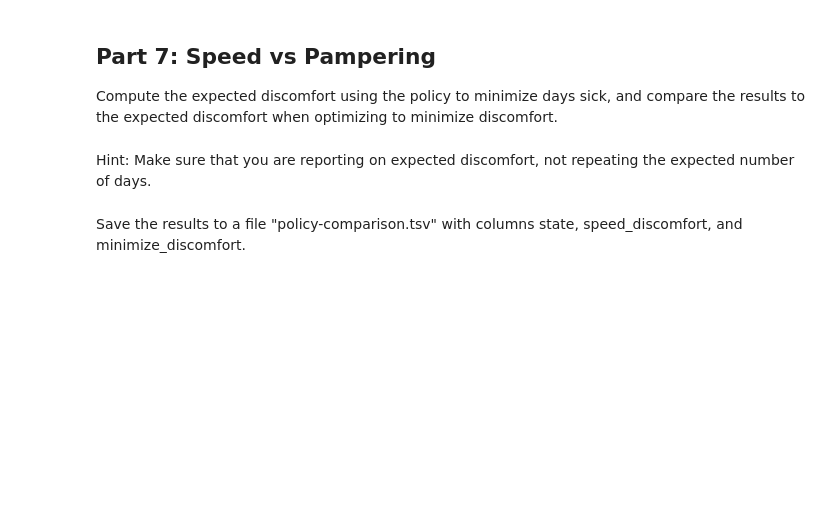
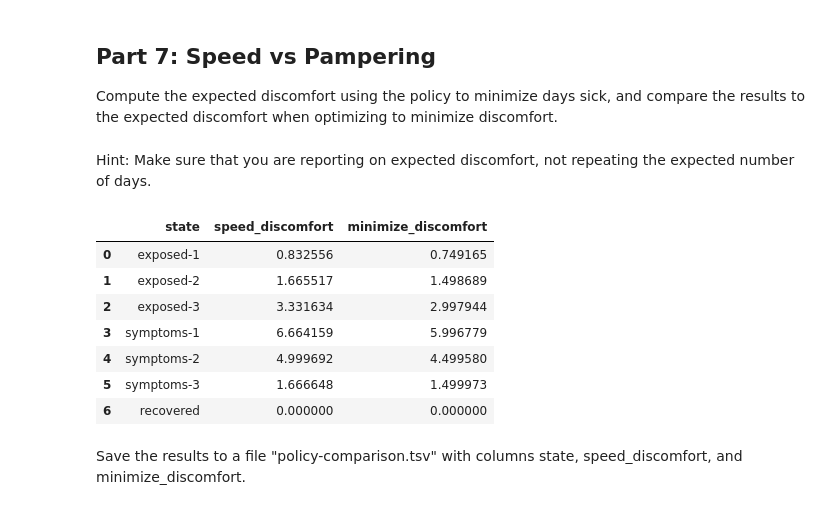
Before and after one commit to aidandig/dx704-project-06, a Jupyter notebook: dx704-project-06.ipynb, the cells around one changed output. Saved outputs shown, nothing was run; the diff lists cells and outputs as text; code cells hidden in the pictures; blank space fills up the shorter version.

Commit message:
policy comparisons

```diff
--- a/dx704-project-06.ipynb
+++ b/dx704-project-06.ipynb
@@ -405,2 +432,52 @@ Hint: Make sure that you are reporting on expected discomfort, not repeating the
+# %%
+# SPEED DISCOMFORT
+states = shorter_twizzleflu['state'].unique()
+n_states = len(states)
+
+treatment_pairs_speed = pd.MultiIndex.from_frame(shorter_twizzleflu[['state', 'action']])
+R_filtered_speed = R.set_index(['state', 'action']).loc[treatment_pairs_speed].reset_index()
+
+# Reward would have negative, but since we measure discomfort the higher value = more discomfort
+R_speed_discomfort = -R_filtered_speed['reward'].to_numpy()
+
+transitions_speed_plans = pd.MultiIndex.from_frame(shorter_twizzleflu[['action', 'state']])
+transitions_speed_filtered = P.set_index(['action', 'state']).loc[transitions_speed_plans].reset_index()
+transitions_speed_pivot = transitions_speed_filtered.pivot(index='state', columns='next_state', values='probability')
+
+P_speed_treatment_plans = transitions_speed_pivot.reindex(index=states, columns=states).fillna(0.0).to_numpy()
+P_speed_plans_reshaped = P_speed_treatment_plans.reshape(1, n_states, n_states)
+
+v_speed_discomfort = value_iteration(R_speed_discomfort, P_speed_plans_reshaped, gamma=1.0)
+
+# MINIMUM DISCOMFORT
+
+treatment_pairs = pd.MultiIndex.from_frame(optimal_treatment[['state', 'action']])
+R_filtered = R.set_index(['state', 'action']).loc[treatment_pairs].reset_index()
+
+# Reward would have negative, but since we measure discomfort the higher value = more discomfort
+R_discomfort = -R_filtered['reward'].to_numpy()
+
+transitions_plans = pd.MultiIndex.from_frame(optimal_treatment[['action', 'state']])
+transitions_filtered = P.set_index(['action', 'state']).loc[transitions_plans].reset_index()
+transitions_pivot = transitions_filtered.pivot(index='state', columns='next_state', values='probability')
+
+P_treatment_plans = transitions_pivot.reindex(index=states, columns=states).fillna(0.0).to_numpy()
+P_plans_reshaped = P_treatment_plans.reshape(1, n_states, n_states)
+
+v_minimum_discomfort = value_iteration(R_discomfort, P_plans_reshaped, gamma=1.0)
+
+policy_comparison = pd.DataFrame(
+    {'state': states, 'speed_discomfort': v_speed_discomfort, 'minimize_discomfort': v_minimum_discomfort}
+)
+policy_comparison
+# %% [output]
+|  | state | speed_discomfort | minimize_discomfort |
+| 0 | exposed-1 | 0.832556 | 0.749165 |
+| 1 | exposed-2 | 1.665517 | 1.498689 |
+| 2 | exposed-3 | 3.331634 | 2.997944 |
+| 3 | symptoms-1 | 6.664159 | 5.996779 |
+| 4 | symptoms-2 | 4.999692 | 4.499580 |
+| 5 | symptoms-3 | 1.666648 | 1.499973 |
+| 6 | recovered | 0.000000 | 0.000000 |
 # %% [markdown]
 Save the results to a file "policy-comparison.tsv" with columns state, speed_discomfort, and minimize_discomfort.
```
Also changed, not shown: parts of 4 cells of this notebook, 1 other file.
